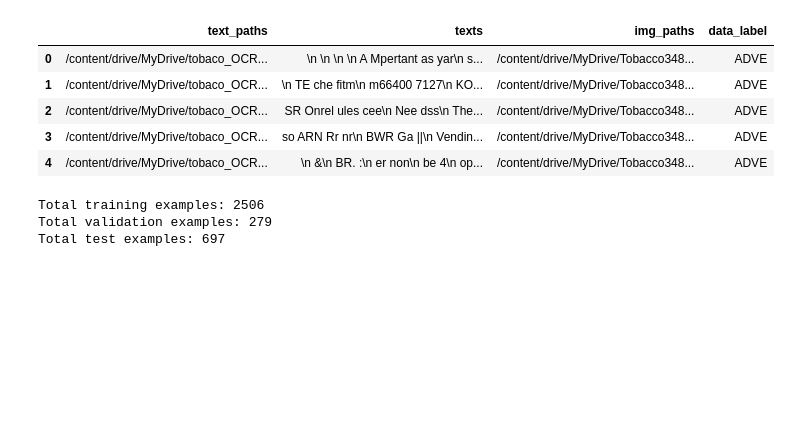
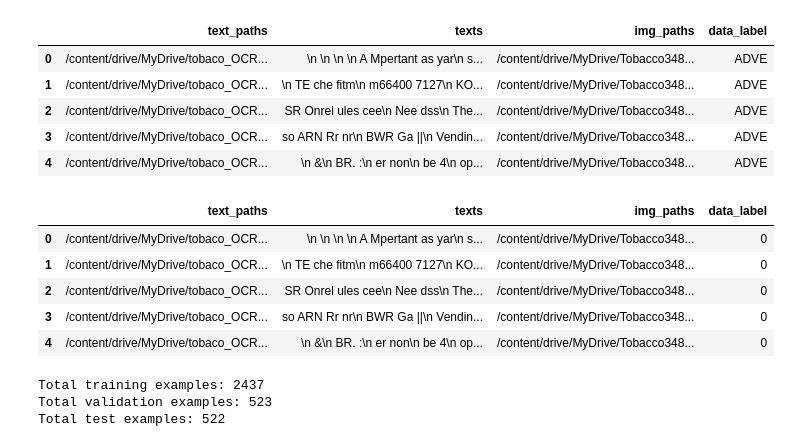
Before and after one commit to R4HUL-ROY/Multimodal_feature_extraction, a Jupyter notebook: Feature_Integration_Bert_MobilenetV2.ipynb, the cells around one changed output. Saved outputs shown, nothing was run; the diff lists cells and outputs as text; code cells hidden in the pictures; blank space fills up the shorter version.

```diff
--- a/Feature_Integration_Bert_MobilenetV2.ipynb
+++ b/Feature_Integration_Bert_MobilenetV2.ipynb
@@ -131,16 +131,28 @@ df.head()
 | 2 | /content/drive/MyDrive/tobaco_OCR... | SR Onrel ules cee\n Nee dss\n The... | /content/drive/MyDrive/Tobacco348... | ADVE |
 | 3 | /content/drive/MyDrive/tobaco_OCR... | so ARN Rr nr\n BWR Ga ||\n Vendin... | /content/drive/MyDrive/Tobacco348... | ADVE |
 | 4 | /content/drive/MyDrive/tobaco_OCR... | \n &\n BR. :\n er non\n be 4\n op... | /content/drive/MyDrive/Tobacco348... | ADVE |
+# %%
+from sklearn import preprocessing
+le = preprocessing.LabelEncoder()
+df['data_label']= le.fit_transform(df['data_label'])
+df.head()
+# %% [output]
+|  | text_paths | texts | img_paths | data_label |
+| 0 | /content/drive/MyDrive/tobaco_OCR... | \n \n \n \n A Mpertant as yar\n s... | /content/drive/MyDrive/Tobacco348... | 0 |
+| 1 | /content/drive/MyDrive/tobaco_OCR... | \n TE che fitm\n m66400 7127\n KO... | /content/drive/MyDrive/Tobacco348... | 0 |
+| 2 | /content/drive/MyDrive/tobaco_OCR... | SR Onrel ules cee\n Nee dss\n The... | /content/drive/MyDrive/Tobacco348... | 0 |
+| 3 | /content/drive/MyDrive/tobaco_OCR... | so ARN Rr nr\n BWR Ga ||\n Vendin... | /content/drive/MyDrive/Tobacco348... | 0 |
+| 4 | /content/drive/MyDrive/tobaco_OCR... | \n &\n BR. :\n er non\n be 4\n op... | /content/drive/MyDrive/Tobacco348... | 0 |
 # %%
 # 20% for test
-train_df, test_df = train_test_split(df, test_size=0.2, stratify=df["data_label"].values, random_state=42)
+train_df, test_df = train_test_split(df, test_size=0.3, stratify=df["data_label"].values, random_state=42)
 # 10% for validation
-train_df, val_df = train_test_split(train_df, test_size=0.1, stratify=train_df["data_label"].values, random_state=42)
+test_df, val_df = train_test_split(test_df, test_size=0.5, stratify=test_df["data_label"].values, random_state=42)
 
 print(f"Total training examples: {len(train_df)}")
 print(f"Total validation examples: {len(val_df)}")
 print(f"Total test examples: {len(test_df)}")
 # %% [output]
-Total training examples: 2506
-Total validation examples: 279
-Total test examples: 697
+Total training examples: 2437
+Total validation examples: 523
+Total test examples: 522
```
Also changed, not shown: parts of 22 cells of this notebook.
